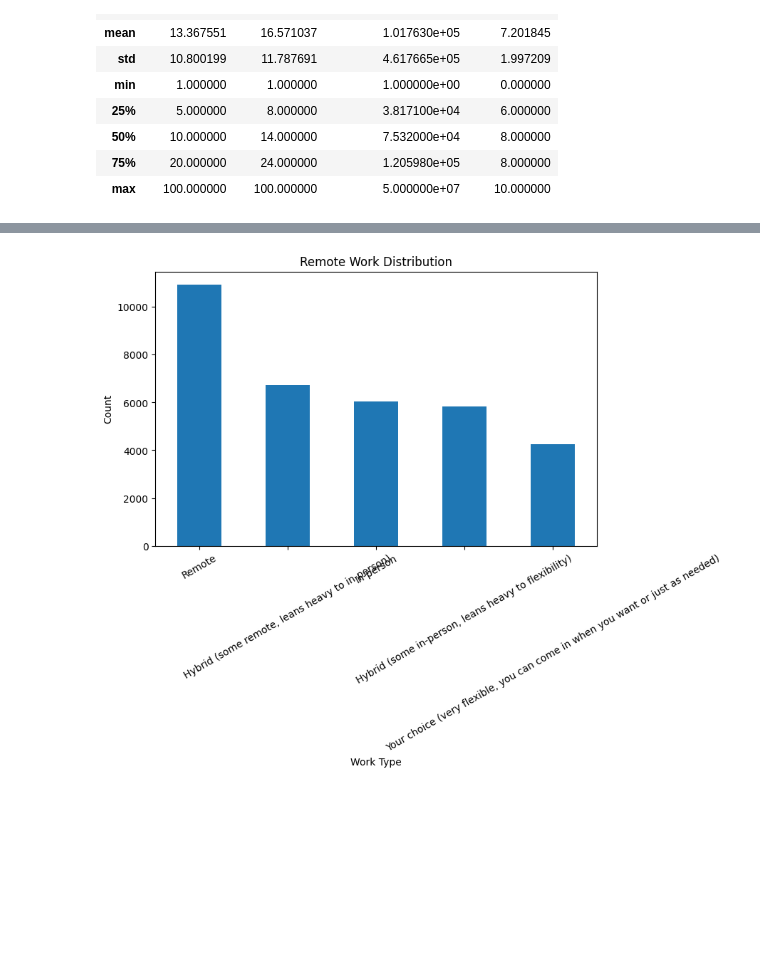
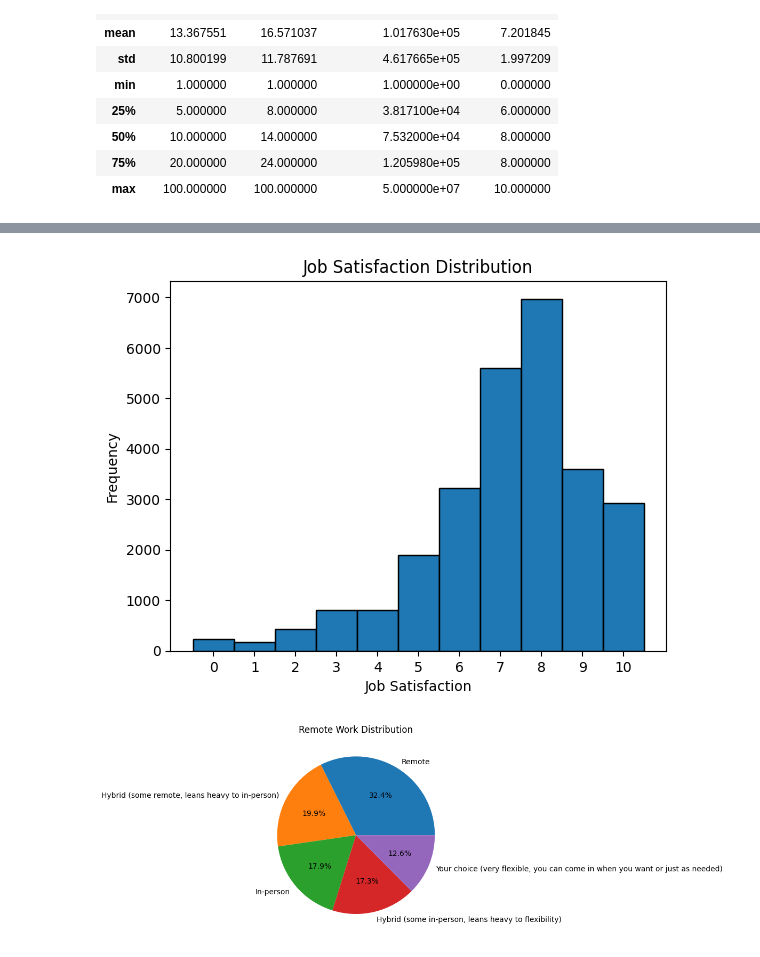
Before and after one commit to kareem-m/Data_Mining_Project, a Jupyter notebook: main.ipynb, the cells around one changed output, grey strips where cells are left out. Drawn from its saved outputs; the diff is of its cells as text; code cells hidden in the pictures; blank space fills up the shorter version.

```diff
--- a/main.ipynb
+++ b/main.ipynb
@@ -139,12 +120,15 @@ plt.show()
+# %%
+plt.hist(df["JobSat"], bins=np.arange(-0.5, 11.5, 1), edgecolor='black')
+plt.title("Job Satisfaction Distribution")
+plt.xlabel("Job Satisfaction")
+plt.ylabel("Frequency")
+plt.xticks(range(11))
+plt.show()
+# %% [output]
+[figure, added]
 # %%
-plt.figure(figsize=(8,5))
-
-df["RemoteWork"].value_counts().plot(kind="bar")
-
+plt.pie(df["RemoteWork"].value_counts(), labels=df["RemoteWork"].value_counts().index, autopct="%1.1f%%")
 plt.title("Remote Work Distribution")
-plt.xlabel("Work Type")
-plt.ylabel("Count")
-plt.xticks(rotation=30)
 plt.show()
 # %% [output]
-[figure, old version]
+[figure, new version]
```
Also changed, not shown: parts of 12 cells of this notebook.
